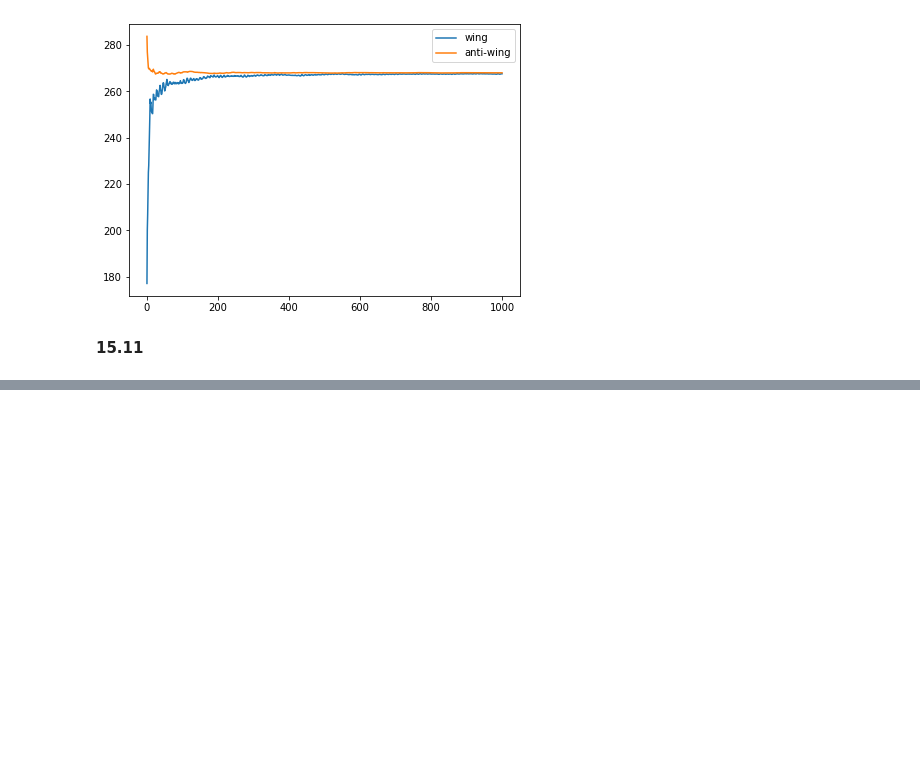
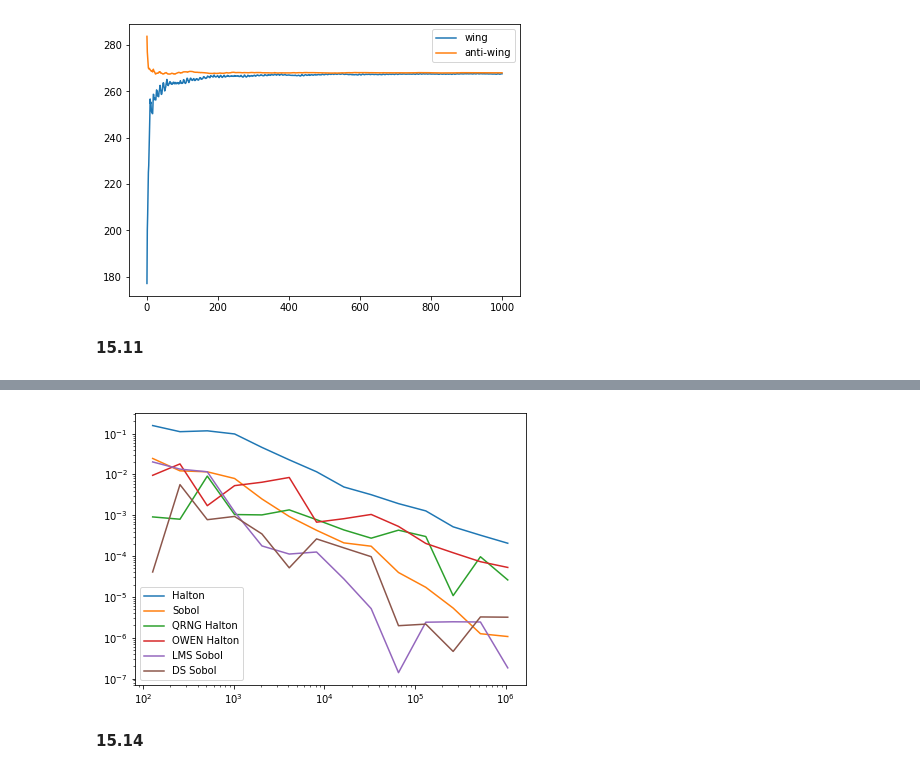
Before and after one commit to IanFla/Monte-Carlo, a Jupyter notebook: Ch15.ipynb, the cells around one changed output, grey strips where cells are left out. Cells and saved outputs as stored; diff of their text form; code cells hidden in the pictures; blank space fills up the shorter version.

```diff
--- a/Ch15.ipynb
+++ b/Ch15.ipynb
@@ -75,0 +143,10 @@ plt.show()
+# %%
+d=25
+Beta=(1/(2*np.arange(d,0,-1)))
+G=[lambda x: np.sqrt(12)*(x-1/2) for j in range(d)]
+f=syn(Beta,G).f
+experiment()
+# %% [output]
+[figure, added]
+# %% [markdown]
+**15.14**
```
Also changed, not shown: parts of 5 cells of this notebook.
